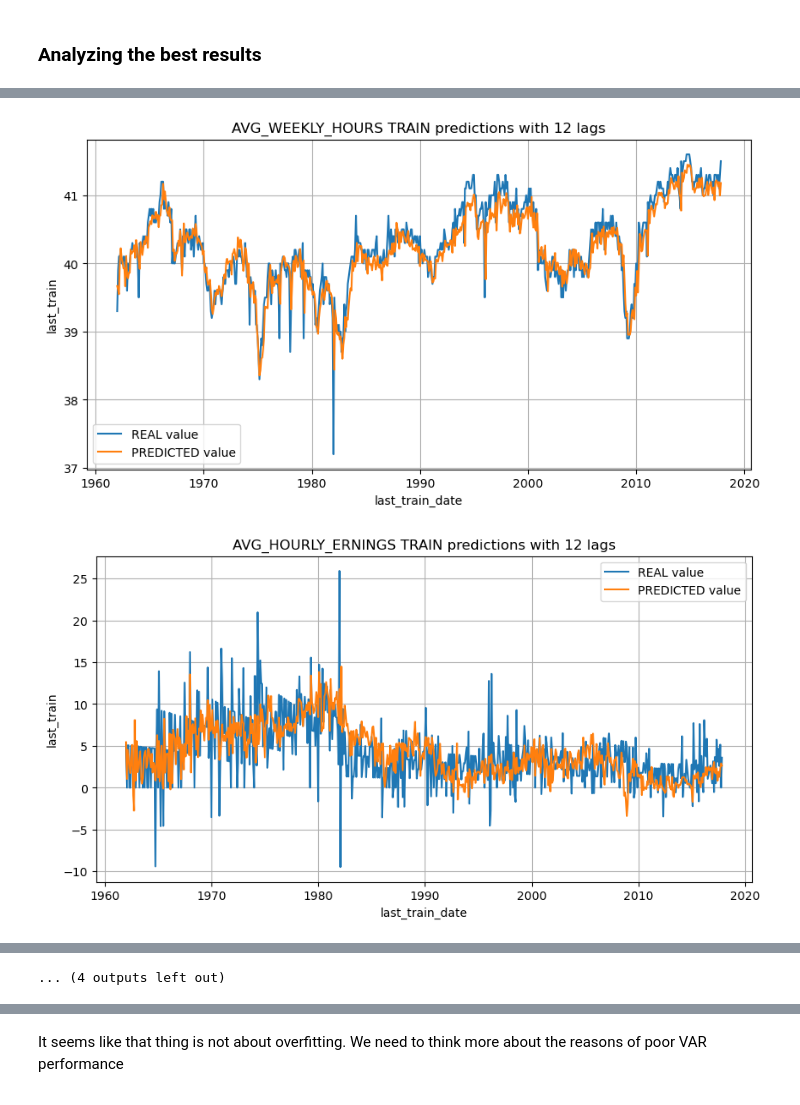
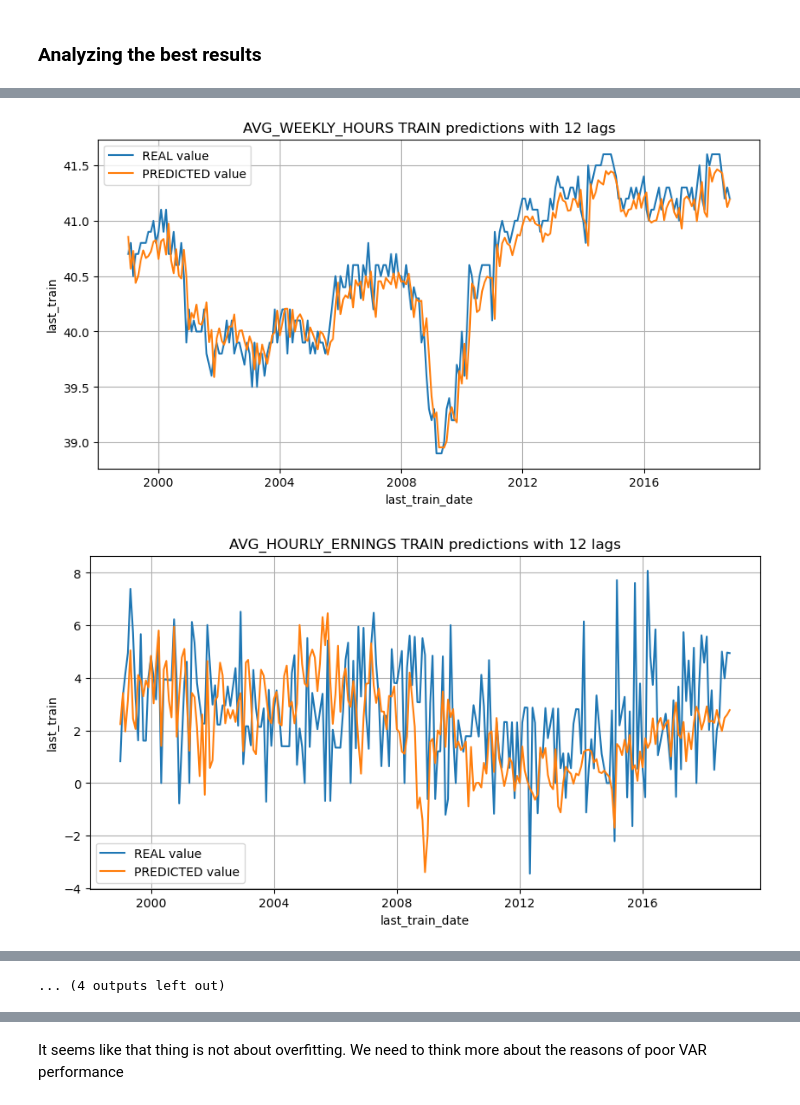
Before and after one commit to dr-leto/unimi, a Jupyter notebook: bayesian_analysis/var_baseline.ipynb, the cells around one changed output, grey strips where cells are left out. Cells and saved outputs as stored; diff of their text form; code cells hidden in the pictures.

```diff
--- a/bayesian_analysis/var_baseline.ipynb
+++ b/bayesian_analysis/var_baseline.ipynb
@@ -151,14 +67,14 @@ def run_var_cv(df, init_rows_train, p):
 
     return results
 # %%
-init_rows_train = 36
+init_rows_train = 12 * 40
 ps = list(range(1, 13))
 metric = mean_squared_error
 
 p_results = []
 for p in tqdm(ps):
-    res = run_var_cv(sample, init_rows_train, p)
-    for f in sample.columns:
+    res = run_var_cv(data, init_rows_train, p)
+    for f in data.columns:
         p_results.append({
             "p" : p,
             "feature": f,
@@ -167,7 +83,7 @@ for p in tqdm(ps):
         })
 p_results = pd.DataFrame(p_results)
 # %%
-for f in sample.columns:
+for f in data.columns:
     res = p_results[p_results["feature"] == f].sort_values("p")
     fig, ax = plt.subplots(figsize=(10, 5))
     plt.grid()
@@ -194,7 +110,7 @@ for f in sample.columns:
 ### Analyzing the best results
 # %%
 best_p = 1
-results = run_var_cv(sample, init_rows_train, best_p)
+results = run_var_cv(data, init_rows_train, best_p)
 # %%
 metrics = {
     "mse": mean_squared_error,
@@ -203,7 +119,7 @@ metrics = {
 }
 
 metric_df = []
-for f in features:
+for f in data.columns:
     for m in metrics:
         metric_df.append({"feature": f,
                           "metric": m,
@@ -234,5 +150,5 @@ metric_df[metric_df["metric"] == "mse"]
 # %%
-for f in features:
+for f in data.columns:
     fig, ax = plt.subplots(figsize=(10, 5))
     plt.grid()
     sns.lineplot(x=results[f]["last_train_date"], y=results[f]["last_train"], label="REAL value");
@@ -248,2 +164,2 @@ for f in features:
-[figure, old version]
+[figure, new version]
-[figure, old version]
+[figure, new version]
```
Also changed, not shown: parts of 18 cells of this notebook, 3 other files.
